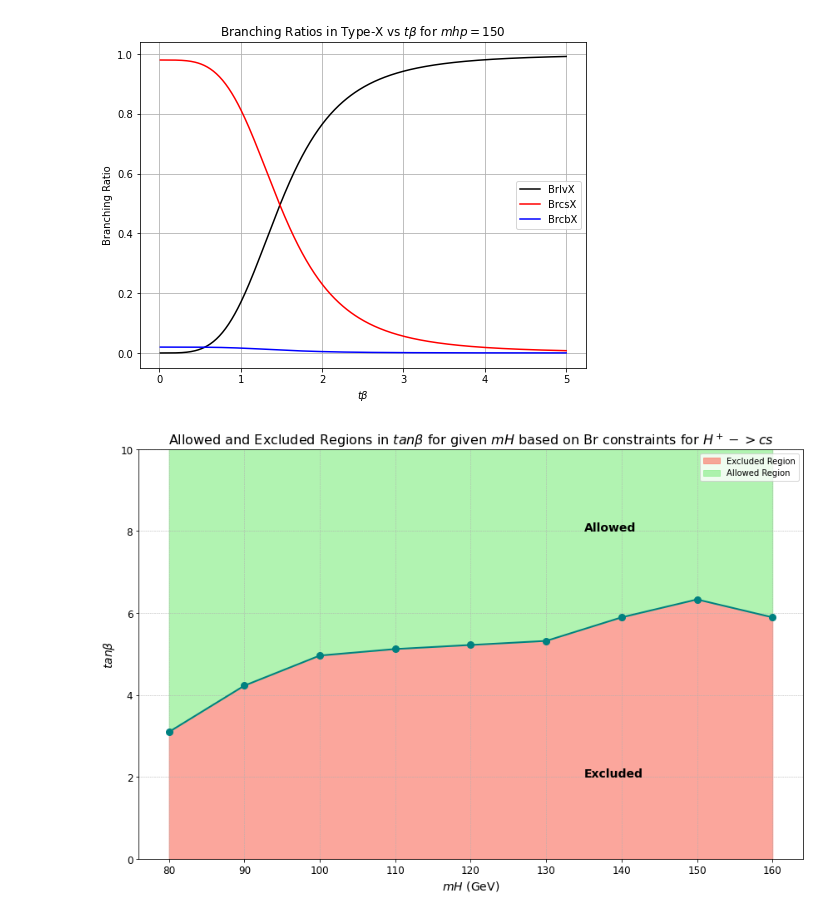
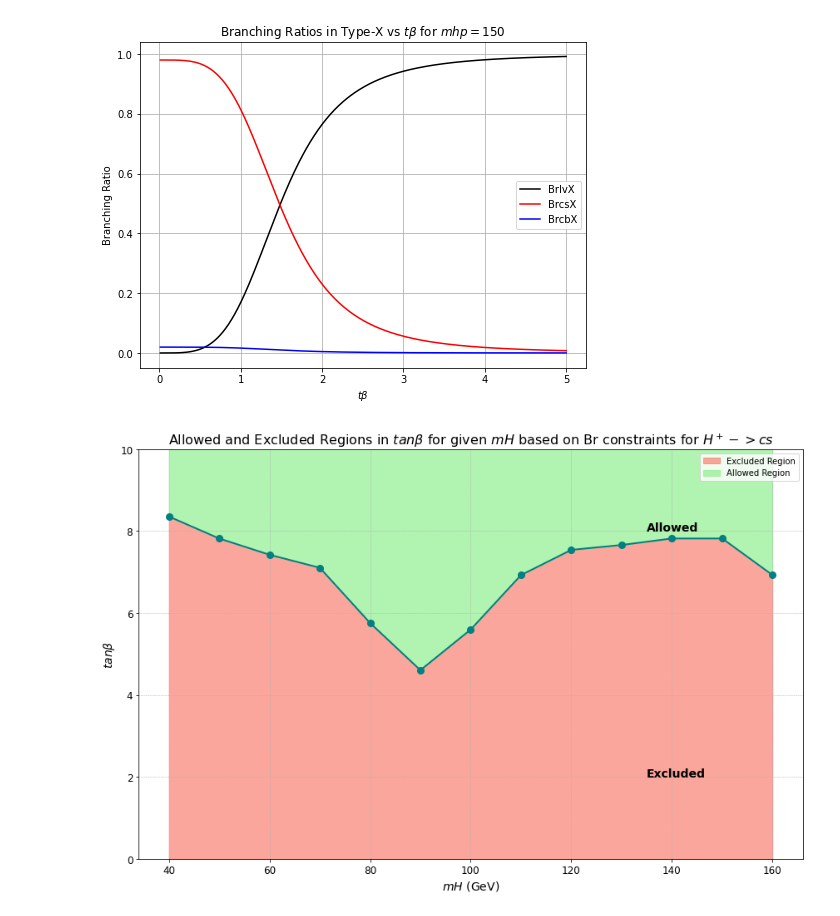
Before and after one commit to sanuvarghese/HplusInterpretation, a Jupyter notebook: TanBetaPlot/TanBeta.ipynb, the cells around one changed output. Drawn from its saved outputs; the diff is of its cells as text; code cells hidden in the pictures.

```diff
--- a/TanBetaPlot/TanBeta.ipynb
+++ b/TanBetaPlot/TanBeta.ipynb
@@ -90,15 +90,19 @@ plt.show()
 # %%
 # Br values for different mH values
 br_values_dict = {
-    80: 0.05,
-    90: 0.015,
-    100: 0.008,
-    110: 0.007,
-    120: 0.0065,
-    130: 0.006,
-    140: 0.004,
-    150: 0.003,
-    160: 0.004
+    40:0.001,
+    50:0.0013,
+    60:0.0016,
+    70:0.0019,
+    80: 0.0044,
+    90: 0.0107,
+    100: 0.0049,
+    110: 0.0021,
+    120: 0.0015,
+    130: 0.0014,
+    140: 0.0013,
+    150: 0.0013,
+    160: 0.0021
 }
 
 # Calculate the lower bounds on tan(beta) for each mH value based on the specified Br values for H+ -> cs
@@ -106,31 +110,31 @@ mH_values = list(br_values_dict.keys())
 lower_bounds_tβ = []
 
 # Find the lower bound of tan(beta) for which Br of H+ -> cs is less than the given value
 for mH in mH_values:
     for tβ in np.linspace(0.1, 10, 500):  # Avoiding starting from 0 to avoid division by zero
         if BrcsX(mH, tβ) <= br_values_dict[mH]:
             lower_bounds_tβ.append(tβ)
             break
 
 # Plot the exclusion regions for tan(beta)
 plt.figure(figsize=(12, 8))
 plt.plot(mH_values, lower_bounds_tβ, color='teal', marker='o', linestyle='-', linewidth=2, markersize=8)
 plt.fill_between(mH_values, 0, lower_bounds_tβ, color='salmon', alpha=0.7, label='Excluded Region')
 plt.fill_between(mH_values, lower_bounds_tβ, 10, color='lightgreen', alpha=0.7, label='Allowed Region')
 
 # Adding labels in the regions
 plt.text(135, 2, 'Excluded', fontsize=14, fontweight='bold', color='black')
 plt.text(135, 8, 'Allowed', fontsize=14, fontweight='bold', color='black')
 
 plt.xlabel("$mH$ (GeV)", fontsize=14)
 plt.ylabel("$tan\\beta$", fontsize=14)
 plt.title("Allowed and Excluded Regions in $tan\\beta$ for given $mH$ based on Br constraints for $H^+ -> cs$", fontsize=16)
 plt.grid(True, which='both', linestyle='--', linewidth=0.5)
 plt.xticks(fontsize=12)
 plt.yticks(fontsize=12)
 plt.ylim(0, 10)
 plt.legend()
 plt.tight_layout()
 plt.show()
 # %% [output]
-[figure, old version]
+[figure, new version]
```
